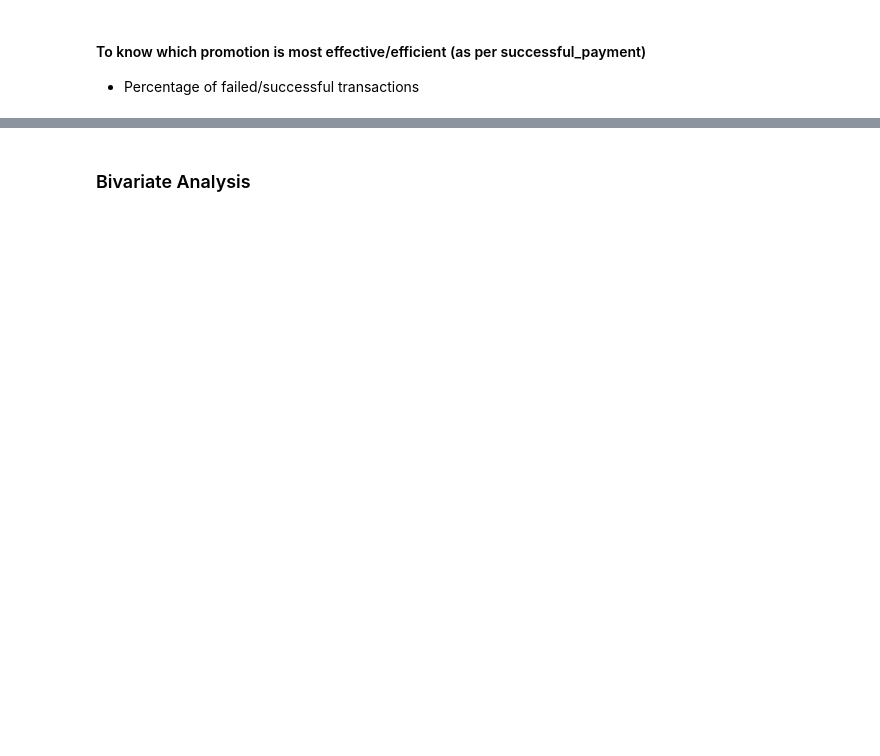
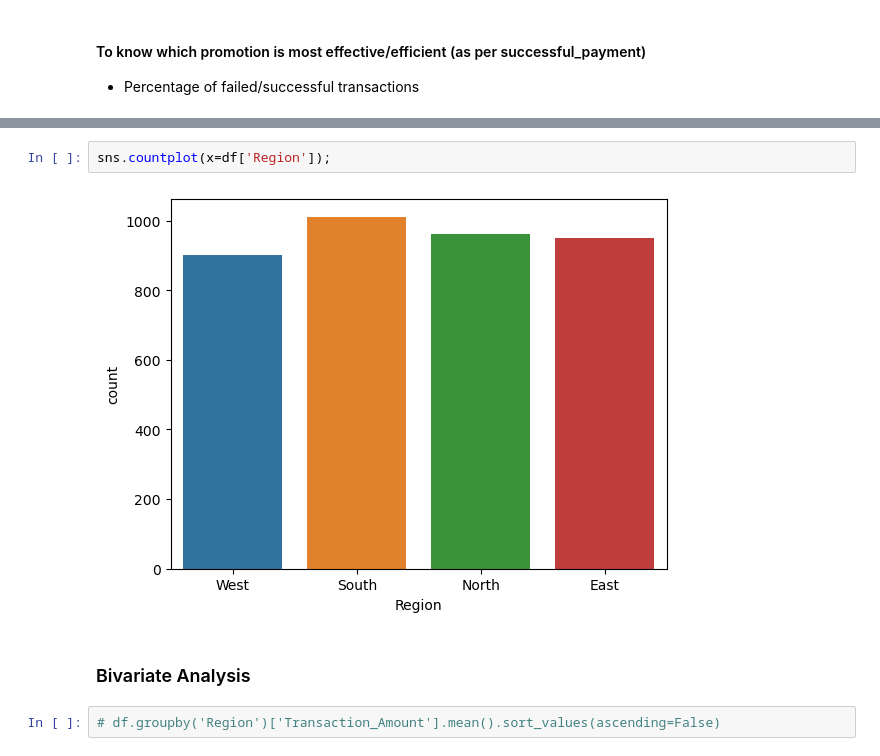
Before and after one commit to kuropeter/a-b_promotion_testing, a Jupyter notebook: ab_testing_project.ipynb, the cells around one changed output, grey strips where cells are left out. Saved outputs shown, nothing was run; the diff lists cells and outputs as text; blank space fills up the shorter version.

```diff
--- a/ab_testing_project.ipynb
+++ b/ab_testing_project.ipynb
@@ -226,2 +253,8 @@ Name: count, dtype: int64
+# %%
+sns.countplot(x=df['Region']);
+# %% [output]
+[figure, added]
 # %% [markdown]
 ### Bivariate Analysis
+# %%
+# df.groupby('Region')['Transaction_Amount'].mean().sort_values(ascending=False)
```
Also changed, not shown: parts of 16 cells of this notebook.
